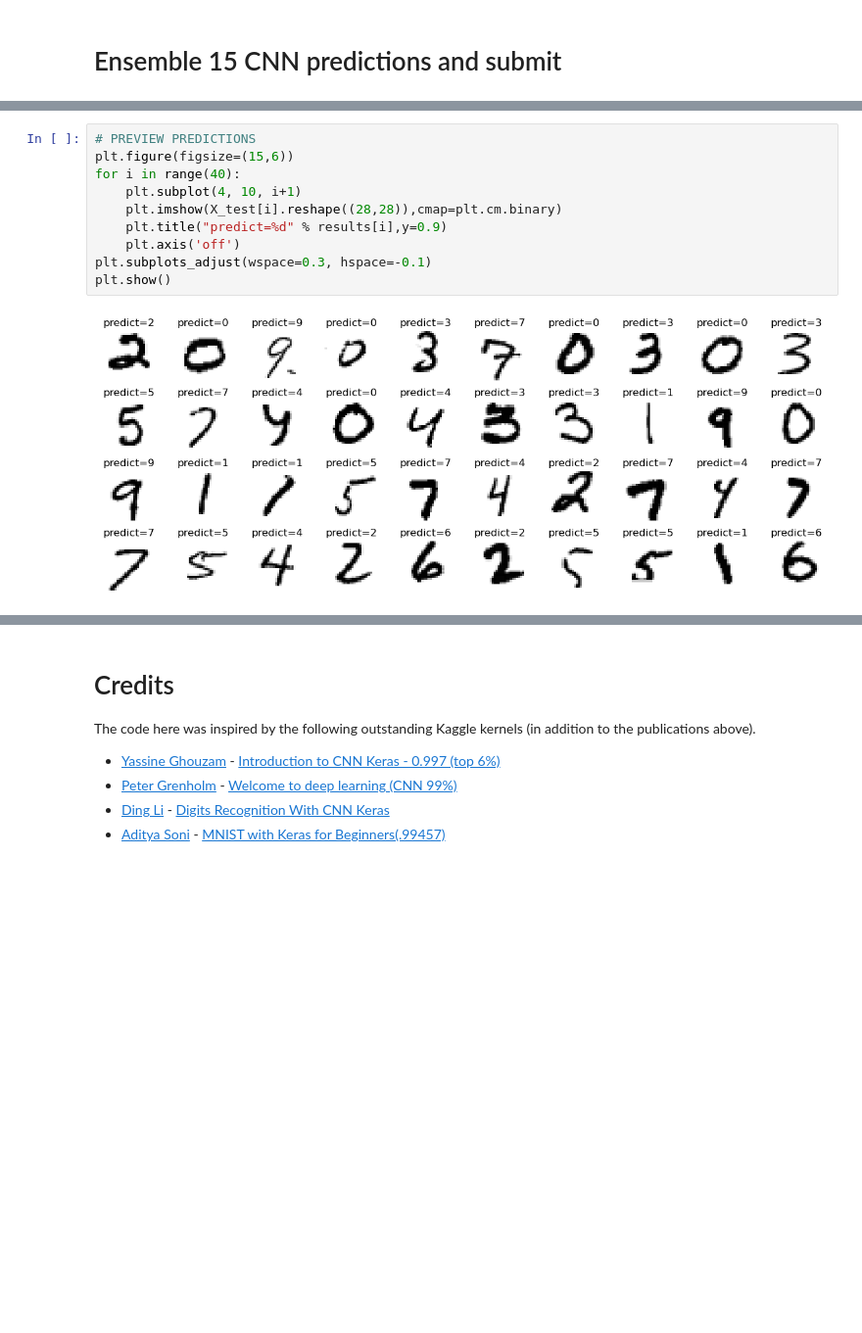
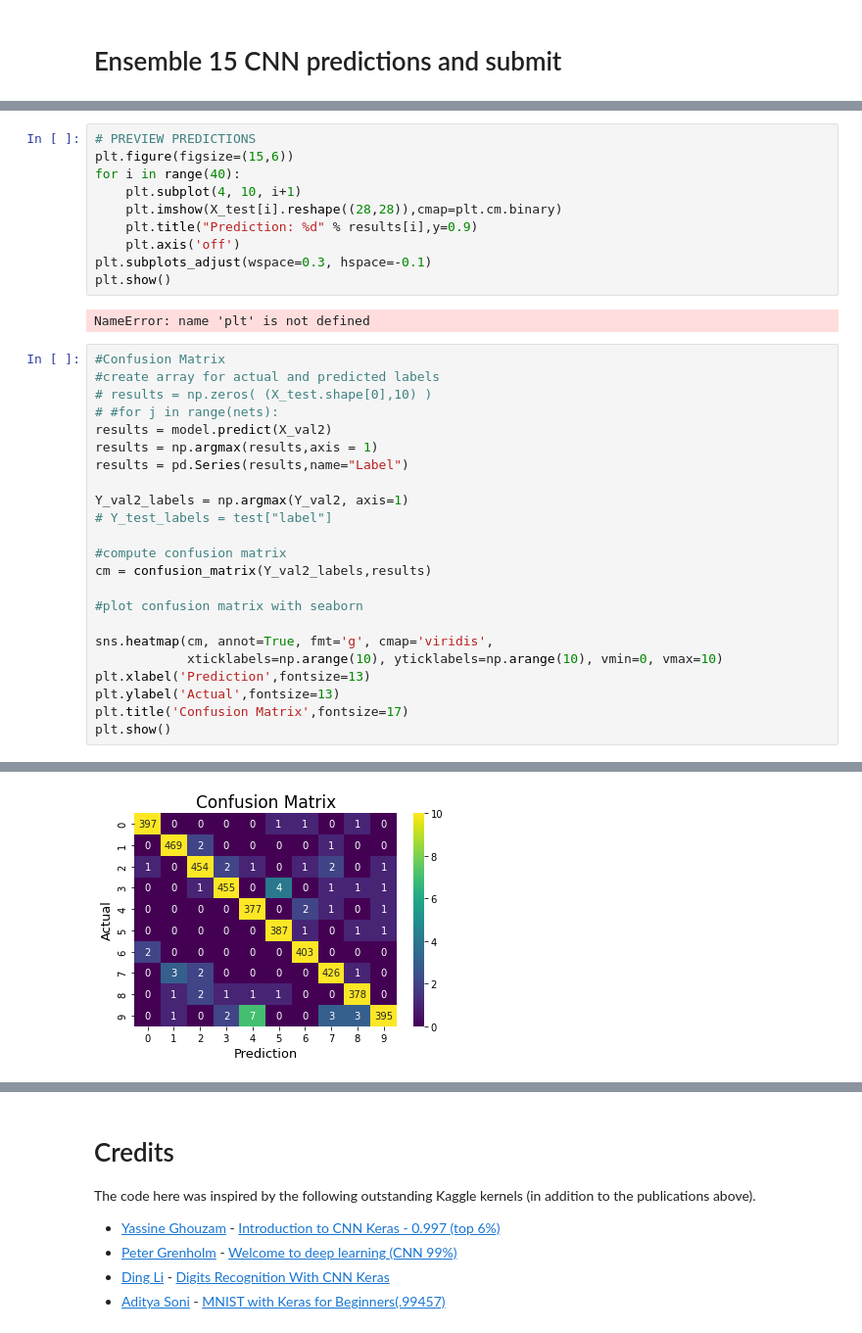
Before and after one commit to megansorour/ML_CNN, a Jupyter notebook: CNN_LeNet-5.ipynb, the cells around one changed output, grey strips where cells are left out. Shown at 98% size. Saved outputs shown, nothing was run; the diff lists cells and outputs as text; blank space fills up the shorter version.

```diff
--- a/CNN_LeNet-5.ipynb
+++ b/CNN_LeNet-5.ipynb
@@ -176,9 +212,33 @@ plt.figure(figsize=(15,6))
 for i in range(40):
     plt.subplot(4, 10, i+1)
     plt.imshow(X_test[i].reshape((28,28)),cmap=plt.cm.binary)
-    plt.title("predict=%d" % results[i],y=0.9)
+    plt.title("Prediction: %d" % results[i],y=0.9)
     plt.axis('off')
 plt.subplots_adjust(wspace=0.3, hspace=-0.1)
 plt.show()
 # %% [output]
-[figure, removed]
+NameError: name 'plt' is not defined
+# %%
+#Confusion Matrix
+#create array for actual and predicted labels
+# results = np.zeros( (X_test.shape[0],10) )
+# #for j in range(nets):
+results = model.predict(X_val2)
+results = np.argmax(results,axis = 1)
+results = pd.Series(results,name="Label")
+
+Y_val2_labels = np.argmax(Y_val2, axis=1)
+# Y_test_labels = test["label"]
+
+#compute confusion matrix
+cm = confusion_matrix(Y_val2_labels,results)
+
+#plot confusion matrix with seaborn
+
+sns.heatmap(cm, annot=True, fmt='g', cmap='viridis',
+            xticklabels=np.arange(10), yticklabels=np.arange(10), vmin=0, vmax=10)
+plt.xlabel('Prediction',fontsize=13)
+plt.ylabel('Actual',fontsize=13)
+plt.title('Confusion Matrix',fontsize=17)
+plt.show()
+# %% [output]
@@ -184,0 +246 @@ plt.show()
+[figure, added]
```
Also changed, not shown: parts of 9 cells of this notebook, 2 other files.
